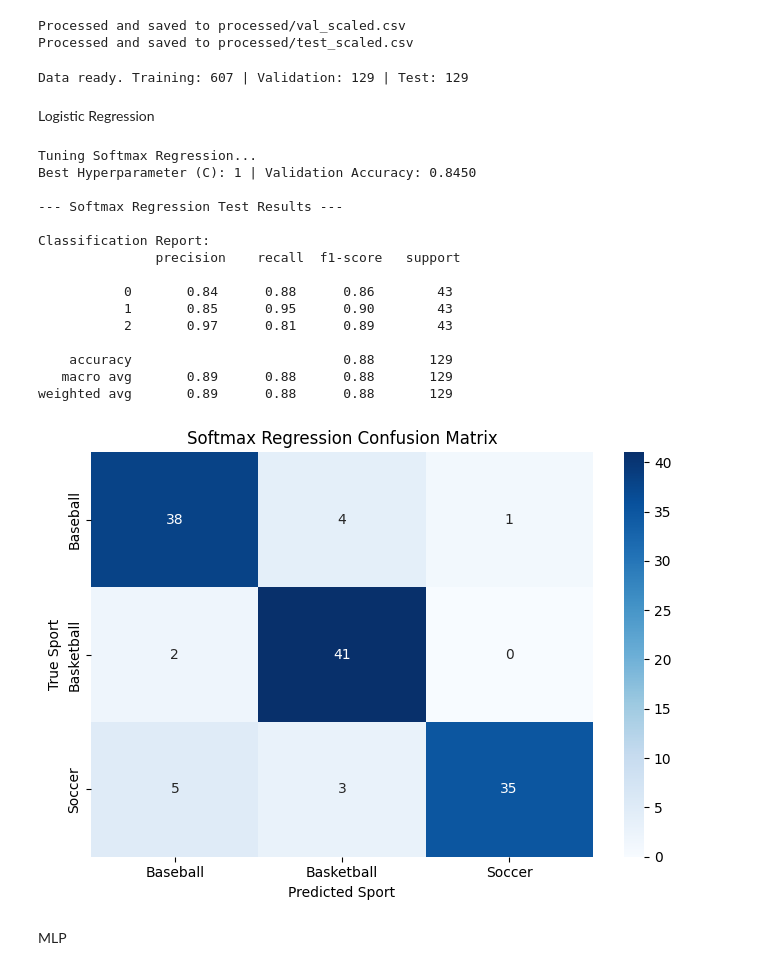
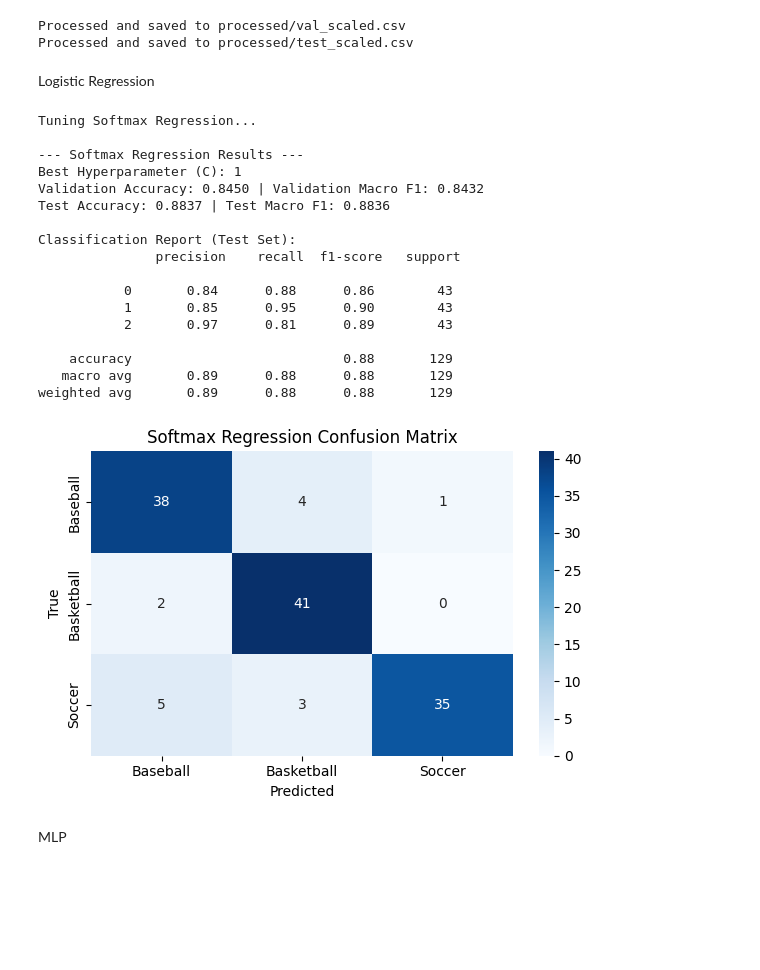
Before and after one commit to Lapis-Lazuli-31415/CSC311-Project, a Jupyter notebook: proposal_code/data_exploration.ipynb, the cells around one changed output. Saved outputs shown, nothing was run; the diff lists cells and outputs as text; code cells hidden in the pictures; blank space fills up the shorter version.

```diff
--- a/proposal_code/data_exploration.ipynb
+++ b/proposal_code/data_exploration.ipynb
@@ -973,94 +973,99 @@ process_unseen_data('raw/test.csv', 'processed/test_scaled.csv')
 Processed and saved to processed/val_scaled.csv
 Processed and saved to processed/test_scaled.csv
 # %%
+import os
+import json
+import numpy as np
 import pandas as pd
 import matplotlib.pyplot as plt
 import seaborn as sns
-from sklearn.metrics import classification_report, confusion_matrix
+from sklearn.metrics import classification_report, confusion_matrix, accuracy_score, f1_score
+
+# Create models directory
+os.makedirs('models', exist_ok=True)
 
 def standardize_labels(df):
-    """Safely converts string labels to standard integers without dropping rows."""
     if df['label'].dtype == 'object' or df['label'].dtype == 'string':
         mapping = {'baseball': 0, 'basketball': 1, 'soccer': 2}
         df['label'] = df['label'].astype(str).str.lower().str.strip().map(mapping)
-
     df.dropna(subset=['label'], inplace=True)
     df['label'] = df['label'].astype(int)
     return df
 
 def plot_cm(y_true, y_pred, title):
-    """Generates a labeled heatmap for the confusion matrix."""
     cm = confusion_matrix(y_true, y_pred)
-    plt.figure(figsize=(7, 5))
-    sns.heatmap(
-        cm, annot=True, fmt='d', cmap='Blues',
-        xticklabels=['Baseball', 'Basketball', 'Soccer'],
-        yticklabels=['Baseball', 'Basketball', 'Soccer']
-    )
+    plt.figure(figsize=(6, 4))
+    sns.heatmap(cm, annot=True, fmt='d', cmap='Blues',
+                xticklabels=['Baseball', 'Basketball', 'Soccer'],
+                yticklabels=['Baseball', 'Basketball', 'Soccer'])
     plt.title(title)
-    plt.xlabel('Predicted Sport')
-    plt.ylabel('True Sport')
+    plt.xlabel('Predicted')
+    plt.ylabel('True')
     plt.tight_layout()
     plt.show()
 
-# Load and standardize datasets
+# Load datasets
 train_df = standardize_labels(pd.read_csv('processed/train_scaled.csv'))
 val_df = standardize_labels(pd.read_csv('processed/val_scaled.csv'))
 test_df = standardize_labels(pd.read_csv('processed/test_scaled.csv'))
 
-# Split features and target
 X_train, y_train = train_df.drop(columns=['label']), train_df['label']
 X_val, y_val = val_df.drop(columns=['label']), val_df['label']
 X_test, y_test = test_df.drop(columns=['label']), test_df['label']
-
-print(f"Data ready. Training: {len(X_train)} | Validation: {len(X_val)} | Test: {len(X_test)}")
-# %% [output]
-Data ready. Training: 607 | Validation: 129 | Test: 129
 # %% [markdown]
 Logistic Regression
 # %%
 from sklearn.linear_model import LogisticRegression
 
-# Tune Hyperparameters on Validation Set
 c_values = [0.01, 0.1, 1, 10, 100]
-best_score = -1
-best_c = None
-best_model_softmax = None
+best_score, best_c, best_model_softmax = -1, None, None
 
 print("Tuning Softmax Regression...")
 for c in c_values:
     model = LogisticRegression(solver='lbfgs', C=c, max_iter=1000, random_state=42)
     model.fit(X_train, y_train)
-    score = model.score(X_val, y_val)
-    if score > best_score:
-        best_score = score
-        best_c = c
-        best_model_softmax = model
+    if (score := model.score(X_val, y_val)) > best_score:
+        best_score, best_c, best_model_softmax = score, c, model
 
-print(f"Best Hyperparameter (C): {best_c} | Validation Accuracy: {best_score:.4f}")
+# --- Store the Model for Pure NumPy Inference (JSON Only) ---
+softmax_params = {
+    "weights": best_model_softmax.coef_.tolist(),
+    "intercepts": best_model_softmax.intercept_.tolist(),
+    "classes": best_model_softmax.classes_.tolist()
+}
+with open('models/softmax_weights.json', 'w') as f:
+    json.dump(softmax_params, f)
 
-# Test and Visualize
-y_pred = best_model_softmax.predict(X_test)
-print("\n--- Softmax Regression Test Results ---")
-print("\nClassification Report:\n", classification_report(y_test, y_pred))
-plot_cm(y_test, y_pred, 'Softmax Regression Confusion Matrix')
+# --- Evaluation ---
+val_pred = best_model_softmax.predict(X_val)
+test_pred = best_model_softmax.predict(X_test)
+
+print(f"\n--- Softmax Regression Results ---")
+print(f"Best Hyperparameter (C): {best_c}")
+print(f"Validation Accuracy: {best_score:.4f} | Validation Macro F1: {f1_score(y_val, val_pred, average='macro'):.4f}")
+print(f"Test Accuracy: {accuracy_score(y_test, test_pred):.4f} | Test Macro F1: {f1_score(y_test, test_pred, average='macro'):.4f}")
+
+print("\nClassification Report (Test Set):\n", classification_report(y_test, test_pred))
+plot_cm(y_test, test_pred, 'Softmax Regression Confusion Matrix')
 # %% [output]
 Tuning Softmax Regression...
-Best Hyperparameter (C): 1 | Validation Accuracy: 0.8450
 
---- Softmax Regression Test Results ---
+--- Softmax Regression Results ---
+Best Hyperparameter (C): 1
+Validation Accuracy: 0.8450 | Validation Macro F1: 0.8432
+Test Accuracy: 0.8837 | Test Macro F1: 0.8836
 
-Classification Report:
+Classification Report (Test Set):
                precision    recall  f1-score   support
 
            0       0.84      0.88      0.86        43
            1       0.85      0.95      0.90        43
            2       0.97      0.81      0.89        43
 
     accuracy                           0.88       129
    macro avg       0.89      0.88      0.88       129
 weighted avg       0.89      0.88      0.88       129
-[figure, old version]
+[figure, new version]
 # %% [markdown]
 MLP
 # %%
```
Also changed, not shown: parts of 3 cells of this notebook, 5 other files.
